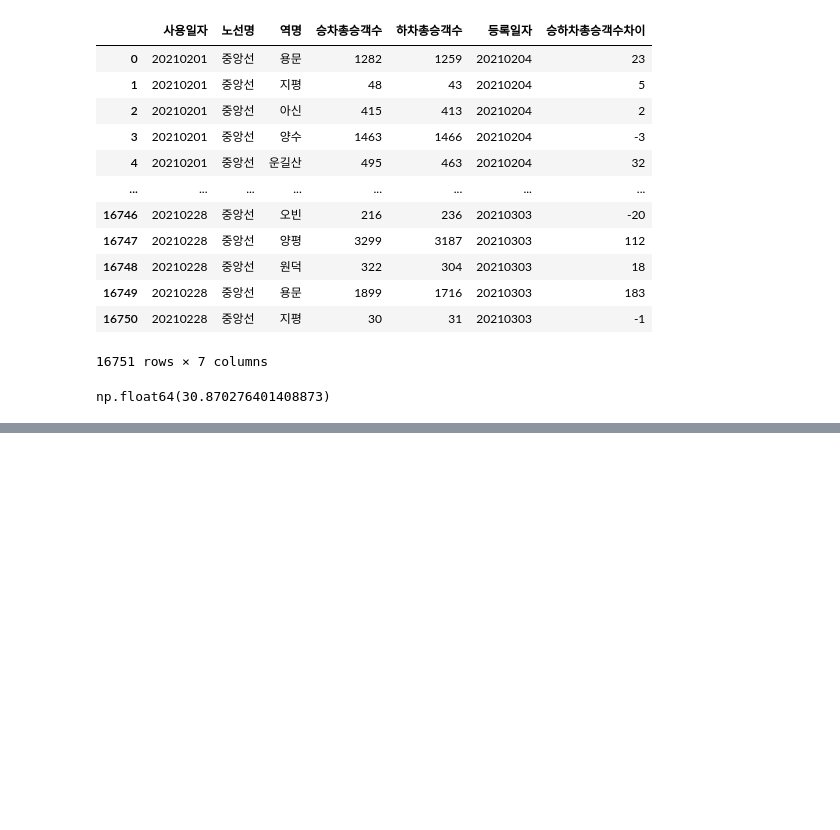
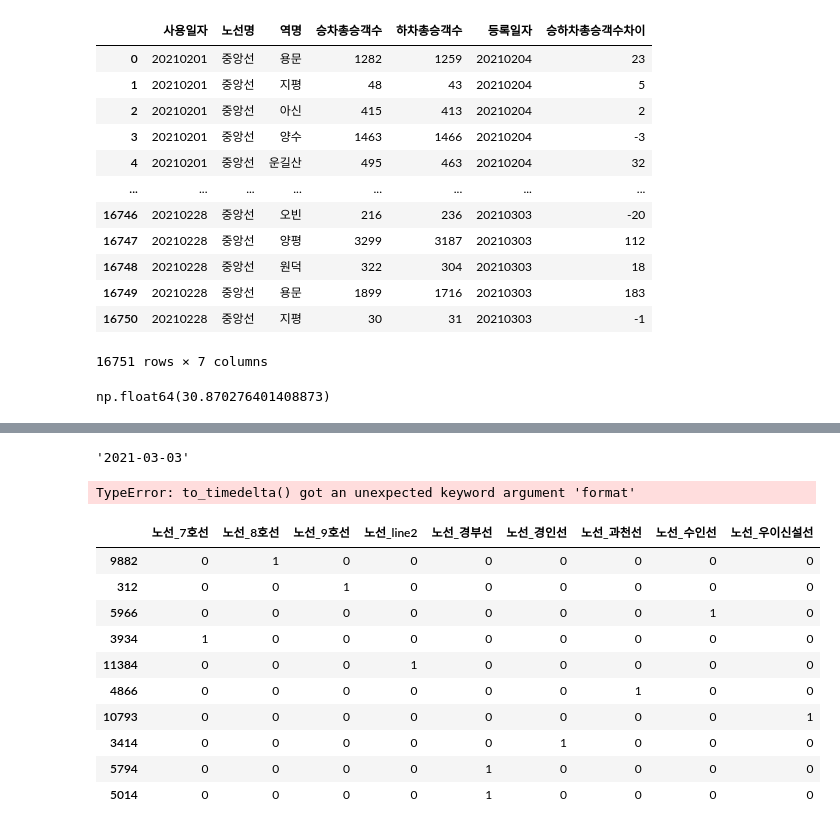
Before and after one commit to sjun4040/hipython_rep, a Jupyter notebook: 15.데이터전처리2.ipynb, the cells around one changed output, grey strips where cells are left out. Saved outputs shown, nothing was run; the diff lists cells and outputs as text; code cells hidden in the pictures; blank space fills up the shorter version.

```diff
--- a/15.데이터전처리2.ipynb
+++ b/15.데이터전처리2.ipynb
@@ -637,0 +637,32 @@ sample_df
+# %%
+def getdata(data):
+    dt=str(data)
+    yy=dt[0:4]
+    mm=dt[4:6]
+    dd=dt[6:8]
+    return yy+'-'+mm+'-'+dd
+
+d = '20210303'
+getdata(d)
+# %% [output]
+'2021-03-03'
+# %%
+pd.to_timedelta(Card_df['사용일자'], format='%Y%m')
+# %% [output]
+TypeError: to_timedelta() got an unexpected keyword argument 'format'
+# %%
+# 원핫인코딩
+dummies = pd.get_dummies(sample_df['노선명'], prefix='노선')
+dummies.astype(int)
+# %% [output]
+|  | 노선_7호선 | 노선_8호선 | 노선_9호선 | 노선_line2 | 노선_경부선 | 노선_경인선 | 노선_과천선 | 노선_수인선 | 노선_우이신설선 |
+| 9882 | 0 | 1 | 0 | 0 | 0 | 0 | 0 | 0 | 0 |
+| 312 | 0 | 0 | 1 | 0 | 0 | 0 | 0 | 0 | 0 |
+| 5966 | 0 | 0 | 0 | 0 | 0 | 0 | 0 | 1 | 0 |
+| 3934 | 1 | 0 | 0 | 0 | 0 | 0 | 0 | 0 | 0 |
+| 11384 | 0 | 0 | 0 | 1 | 0 | 0 | 0 | 0 | 0 |
+| 4866 | 0 | 0 | 0 | 0 | 0 | 0 | 1 | 0 | 0 |
+| 10793 | 0 | 0 | 0 | 0 | 0 | 0 | 0 | 0 | 1 |
+| 3414 | 0 | 0 | 0 | 0 | 0 | 1 | 0 | 0 | 0 |
+| 5794 | 0 | 0 | 0 | 0 | 1 | 0 | 0 | 0 | 0 |
+| 5014 | 0 | 0 | 0 | 0 | 1 | 0 | 0 | 0 | 0 |
```
Also changed, not shown: parts of 3 cells of this notebook, 2 other files.
